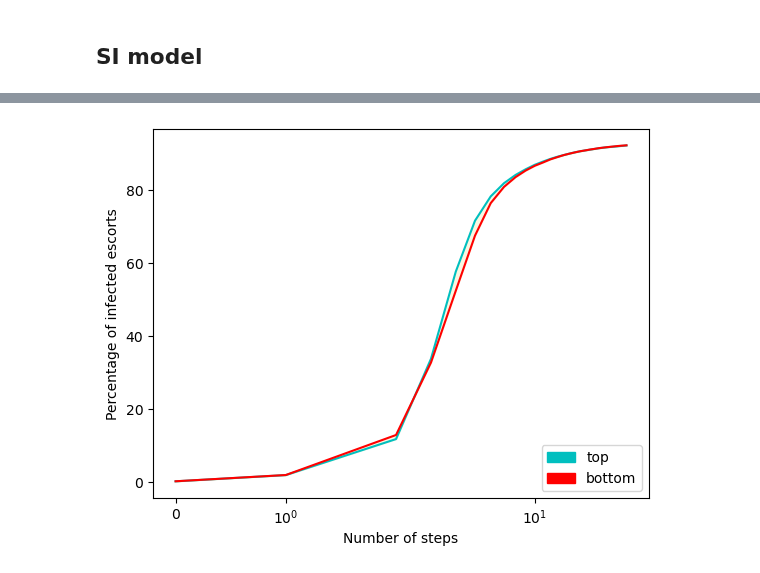
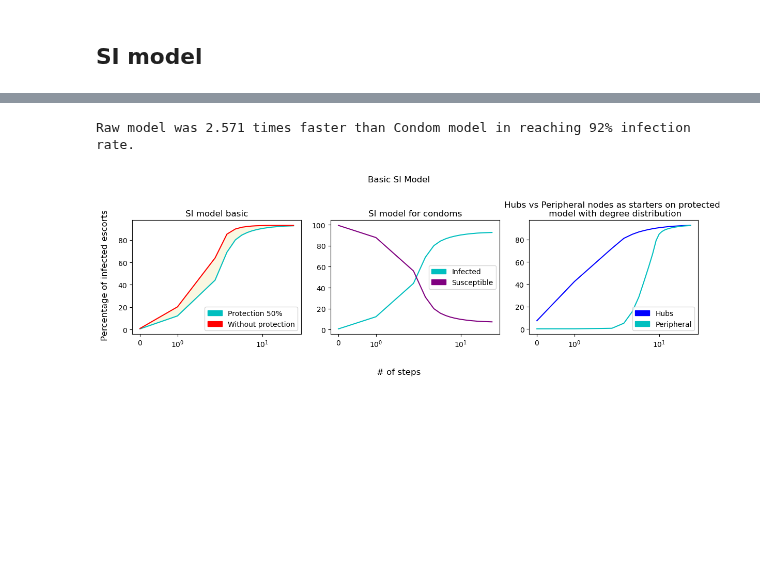
Before and after one commit to rsapeta/Network-Analysis, a Jupyter notebook: Escort/escort_analysis.ipynb, the cells around one changed output, grey strips where cells are left out. Saved outputs shown, nothing was run; the diff lists cells and outputs as text; code cells hidden in the pictures; blank space fills up the shorter version.

```diff
--- a/Escort/escort_analysis.ipynb
+++ b/Escort/escort_analysis.ipynb
@@ -600,13 +596,58 @@ for run in range(10):
-# %%
-plt.plot([model_curve["top"][step] for step in range(30)], color = 'c', label = 'top')
-plt.plot([model_curve["bottom"][step] for step in range(30)], color = 'r', label = 'bottom')
-plt.ylabel('Percentage of infected escorts')
-plt.xlabel('Number of steps')
-plt.fill_between(range(30), [model_curve["top"][step] for step in range(30)], [model_curve["bottom"][step] for step in range(30)], color ='#FAF7E1')
-plt.xscale('symlog')
-green_patch = mpatches.Patch(color='c', label='top')
-blue_patch = mpatches.Patch(color='r', label='bottom')
-plt.legend(handles=[green_patch, blue_patch], loc='lower right')
-plt.show()
-# %% [output]
-[figure, removed]
+# %%
+#we can see that after reaching 92% infected nodes increase very slowly, so we use that to compare
+
+speed = round(whos_faster(basic_curve['condoms'], basic_curve['raw']),3)
+print(f'Raw model was {speed} times faster than Condom model in reaching 92% infection rate.')
+# %% [output]
+Raw model was 2.571 times faster than Condom model in reaching 92% infection rate.
+# %%
+hp_basic_curve = defaultdict(lambda : defaultdict(float))
+for run in range(10):
+   # The seed set should be the same for both models
+   i_nodes_hubs = set(random.sample(list(d_c_sorted.keys()), 3))
+   i_nodes_peri = set(random.sample(list(peri.keys()), 3))
+   for step in range(30):
+      i_nodes_hubs = si_simple(pG_condoms, i_nodes_hubs)
+      i_nodes_peri = si_simple(pG_condoms, i_nodes_peri)
+      # Since we run 10 times, we average the infected set size
+      hp_basic_curve["hubs"][step] += (len(i_nodes_hubs) / len(pG_condoms.nodes)) * 10
+      hp_basic_curve["peri"][step] += (len(i_nodes_peri) / len(pG_condoms.nodes)) * 10
+# %%
+#Plotting simple SI model
+fig, ax = plt.subplots(1, 3, figsize =(12,4))
+
+ax[0].plot([basic_curve["condoms"][step] for step in range(30)], color = 'c', label = 'Condoms')
+ax[0].plot([basic_curve["raw"][step] for step in range(30)], color = 'r', label = 'Raw')
+ax[0].fill_between(range(30), [basic_curve["condoms"][step] for step in range(30)], [basic_curve["raw"][step] for step in range(30)], color ='#FAF7E1')
+ax[0].set_xscale('symlog')
+green_patch = mpatches.Patch(color='c', label='Protection 50%')
+blue_patch = mpatches.Patch(color='r', label='Without protection')
+ax[0].legend(handles=[green_patch, blue_patch], loc='lower right')
+ax[0].set_title('SI model basic')
+
+ax[1].plot([basic_curve["condoms"][step] for step in range(30)], color = 'c', label = 'Infected')
+ax[1].plot([basic_curve['condoms_S'][step] for step in range(30)], color = 'purple', label = 'Susceptible')
+ax[1].set_xscale('symlog')
+green_patch = mpatches.Patch(color='c', label='Infected')
+purple_patch = mpatches.Patch(color='purple', label='Susceptible')
+ax[1].legend(handles=[green_patch, purple_patch], loc='center right')
+ax[1].set_title('SI model for condoms')
+
+ax[2].plot([hp_basic_curve["hubs"][step] for step in range(30)], color = 'b', label = 'Hubs')
+ax[2].plot([hp_basic_curve["peri"][step] for step in range(30)], color = 'c', label = 'Peri')
+ax[2].set_xscale('symlog')
+green_patch = mpatches.Patch(color='b', label='Hubs')
+blue_patch = mpatches.Patch(color='c', label='Peripheral')
+ax[2].legend(handles=[green_patch, blue_patch], loc='lower right')
+ax[2].set_title('Hubs vs Peripheral nodes as starters on protected \n model with degree distribution')
+
+
+fig.supxlabel('# of steps')
+fig.supylabel('Percentage of infected escorts')
+fig.suptitle('Basic SI Model')
+
+fig.tight_layout(pad =1.5)
+
+plt.show()
+# %% [output]
+[figure, added]
```
Also changed, not shown: parts of 21 cells of this notebook.
